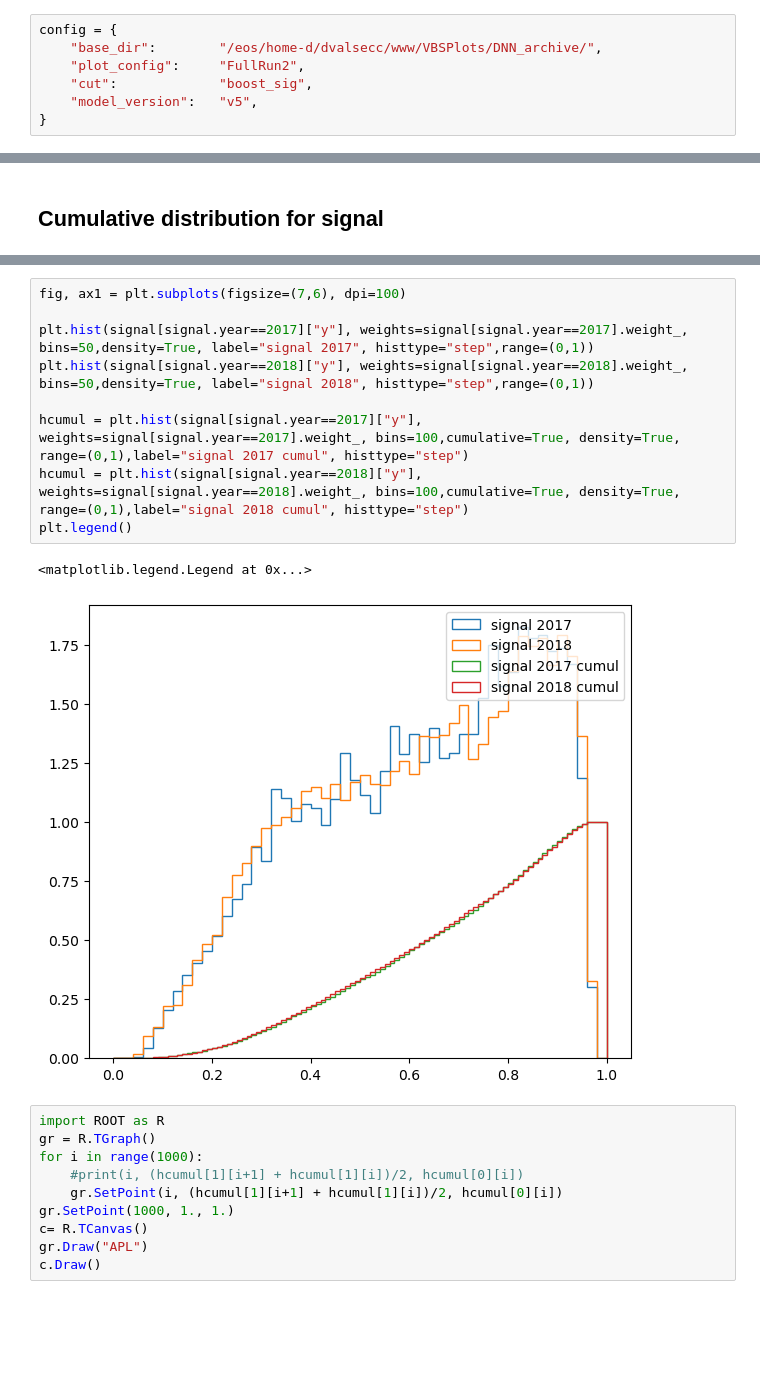
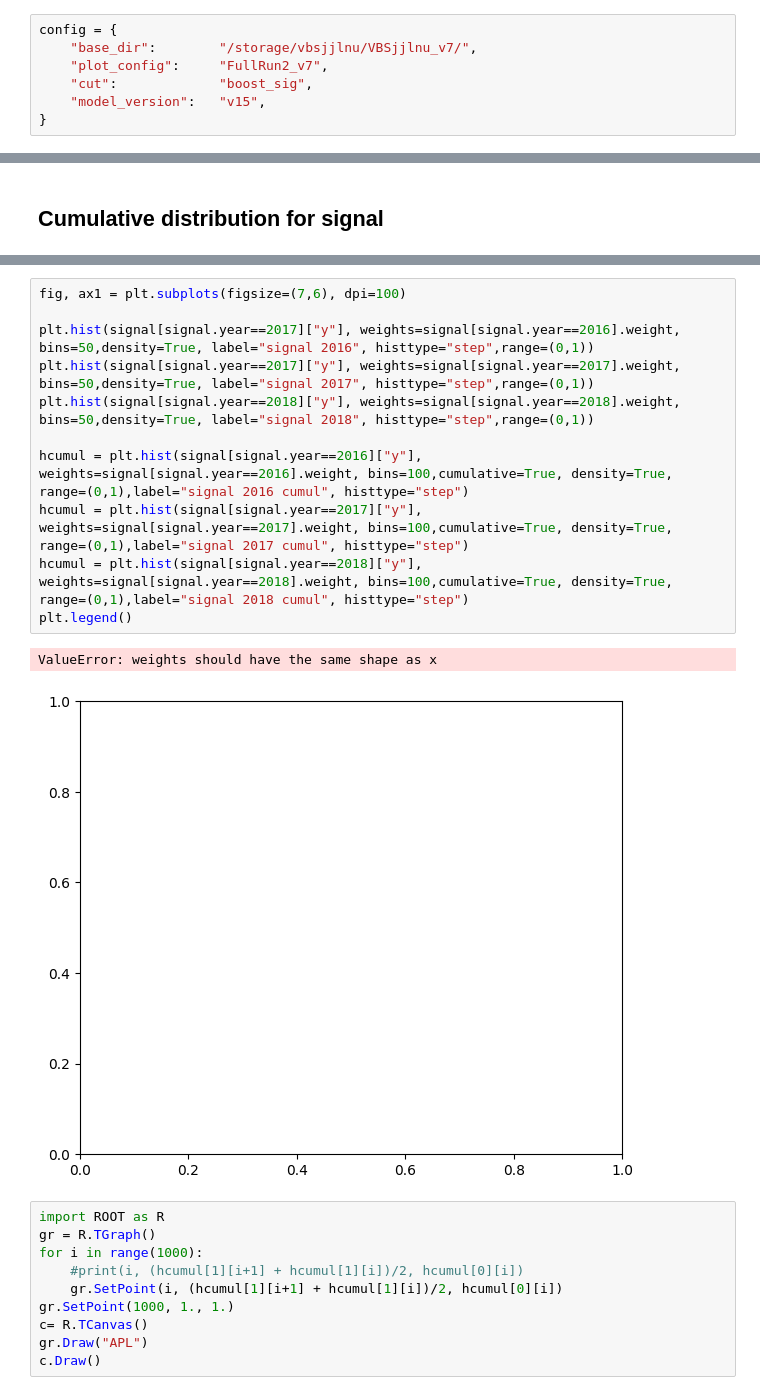
Before and after one commit to UniMiBAnalyses/ML_classification, a Jupyter notebook: BinningStudies.ipynb, the cells around one changed output, grey strips where cells are left out. Cells and saved outputs as stored; diff of their text form; blank space fills up the shorter version.

```diff
--- a/BinningStudies.ipynb
+++ b/BinningStudies.ipynb
@@ -12,10 +12,10 @@ mpl.rcParams['figure.dpi'] = 100
 mpl.rcParams["image.origin"] = 'lower'
 # %%
 config = {
-    "base_dir":        "/eos/home-d/dvalsecc/www/VBSPlots/DNN_archive/",
-    "plot_config":     "FullRun2",
+    "base_dir":        "/storage/vbsjjlnu/VBSjjlnu_v7/",
+    "plot_config":     "FullRun2_v7",
     "cut":             "boost_sig",
-    "model_version":   "v5",
+    "model_version":   "v15",
 }
 # %%
 import os
@@ -155,15 +155,17 @@ hcumul
 # %%
 fig, ax1 = plt.subplots(figsize=(7,6), dpi=100)
 
-plt.hist(signal[signal.year==2017]["y"], weights=signal[signal.year==2017].weight_, bins=50,density=True, label="signal 2017", histtype="step",range=(0,1))
-plt.hist(signal[signal.year==2018]["y"], weights=signal[signal.year==2018].weight_, bins=50,density=True, label="signal 2018", histtype="step",range=(0,1))
+plt.hist(signal[signal.year==2017]["y"], weights=signal[signal.year==2016].weight, bins=50,density=True, label="signal 2016", histtype="step",range=(0,1))
+plt.hist(signal[signal.year==2017]["y"], weights=signal[signal.year==2017].weight, bins=50,density=True, label="signal 2017", histtype="step",range=(0,1))
+plt.hist(signal[signal.year==2018]["y"], weights=signal[signal.year==2018].weight, bins=50,density=True, label="signal 2018", histtype="step",range=(0,1))
 
-hcumul = plt.hist(signal[signal.year==2017]["y"], weights=signal[signal.year==2017].weight_, bins=100,cumulative=True, density=True, range=(0,1),label="signal 2017 cumul", histtype="step")
-hcumul = plt.hist(signal[signal.year==2018]["y"], weights=signal[signal.year==2018].weight_, bins=100,cumulative=True, density=True, range=(0,1),label="signal 2018 cumul", histtype="step")
+hcumul = plt.hist(signal[signal.year==2016]["y"], weights=signal[signal.year==2016].weight, bins=100,cumulative=True, density=True, range=(0,1),label="signal 2016 cumul", histtype="step")
+hcumul = plt.hist(signal[signal.year==2017]["y"], weights=signal[signal.year==2017].weight, bins=100,cumulative=True, density=True, range=(0,1),label="signal 2017 cumul", histtype="step")
+hcumul = plt.hist(signal[signal.year==2018]["y"], weights=signal[signal.year==2018].weight, bins=100,cumulative=True, density=True, range=(0,1),label="signal 2018 cumul", histtype="step")
 plt.legend()
 # %% [output]
-<matplotlib.legend.Legend at 0x...>
+ValueError: weights should have the same shape as x
-[figure, old version]
+[figure, new version]
 # %%
 import ROOT as R
 gr = R.TGraph()
```
Also changed, not shown: parts of 8 cells of this notebook, 5 other files.
